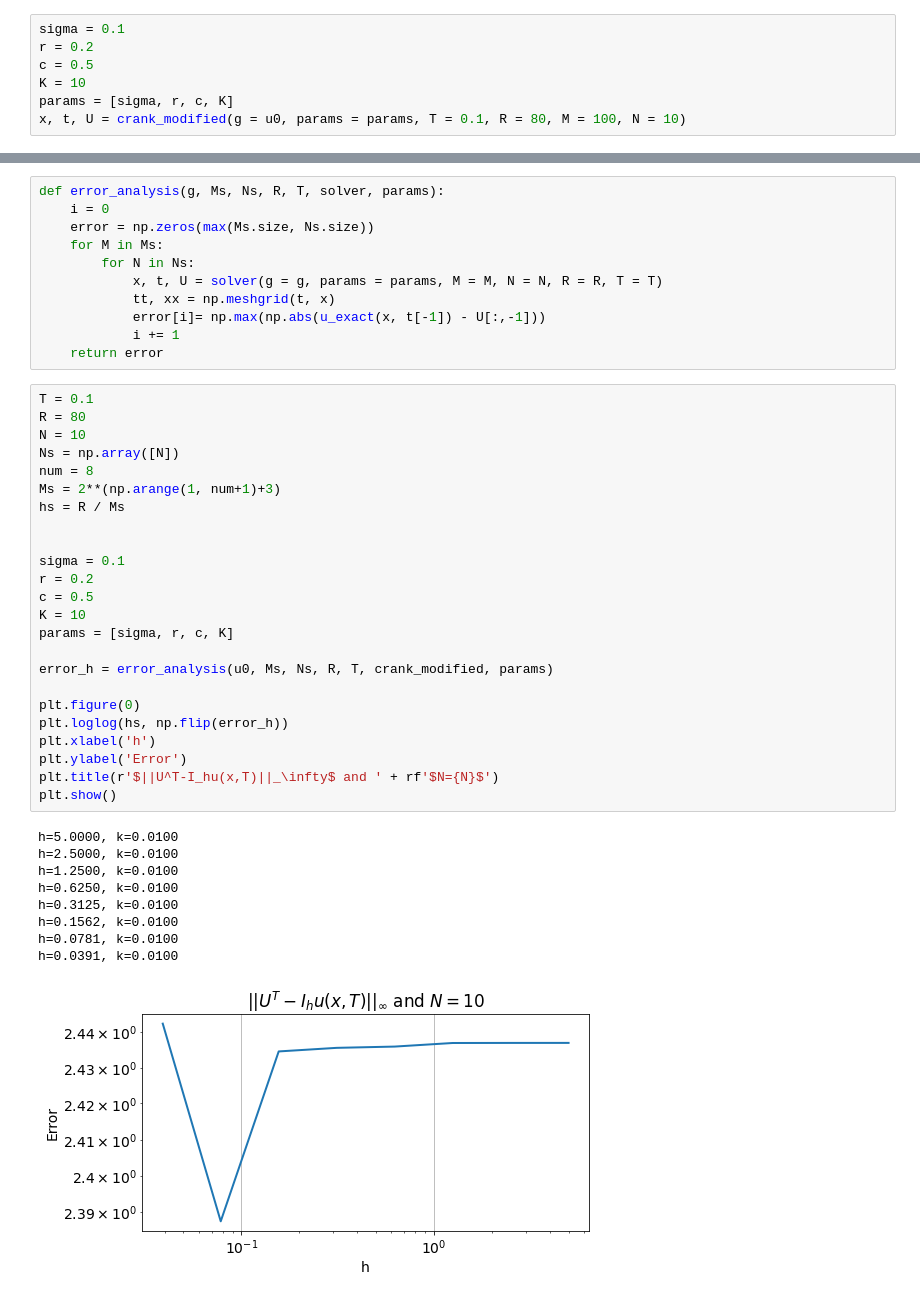
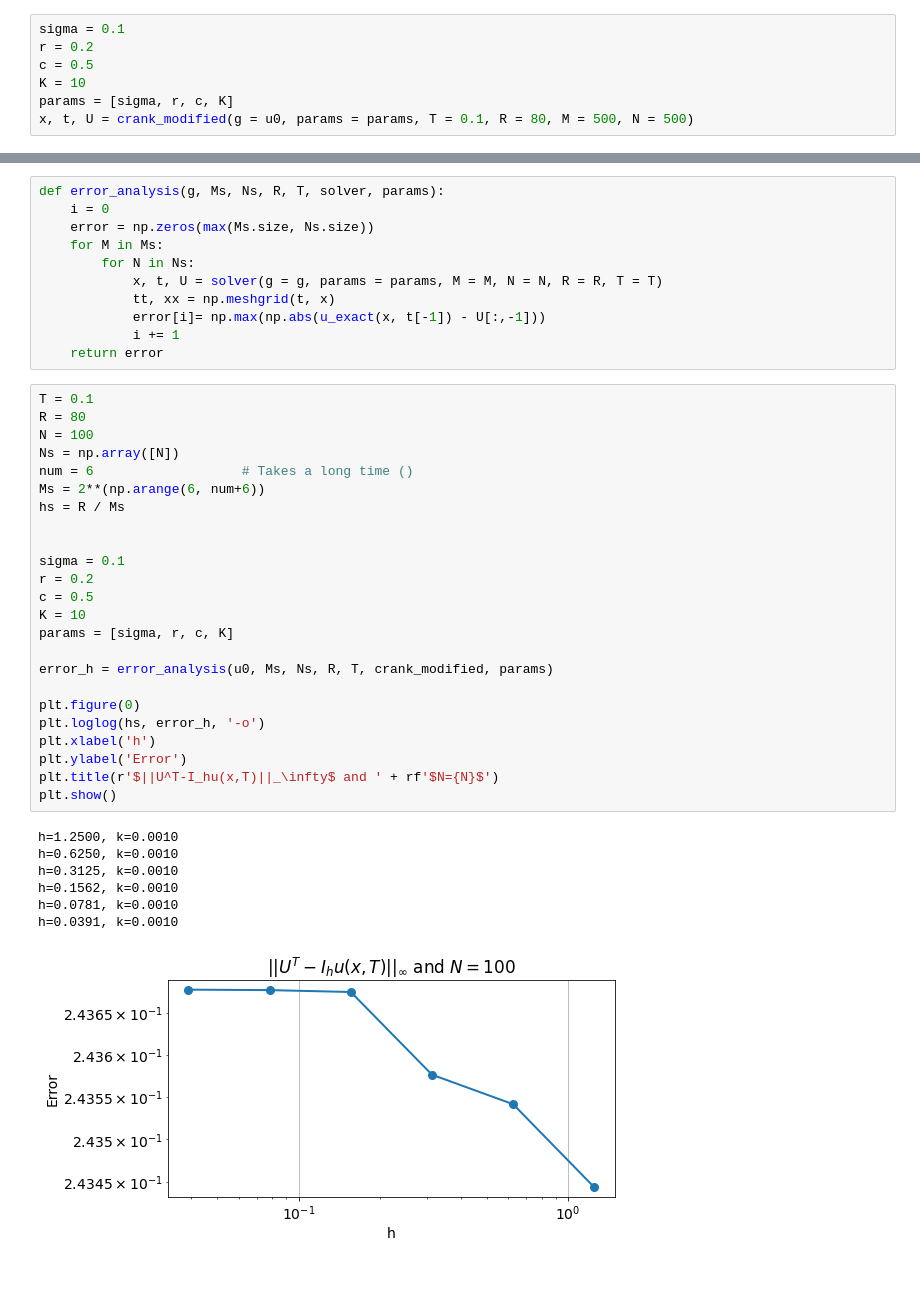
Before and after one commit to aledha/TMA4212-NumDiffDiff, a Jupyter notebook: Exercise 3/Ex 3.ipynb, the cells around one changed output, grey strips where cells are left out. Drawn from its saved outputs; the diff is of its cells as text.

```diff
--- a/Exercise 3/Ex 3.ipynb
+++ b/Exercise 3/Ex 3.ipynb
@@ -246,5 +246,5 @@ r = 0.2
 c = 0.5
 K = 10
 params = [sigma, r, c, K]
-x, t, U = crank_modified(g = u0, params = params, T = 0.1, R = 80, M = 100, N = 10)
+x, t, U = crank_modified(g = u0, params = params, T = 0.1, R = 80, M = 500, N = 500)
 # %% [output]
@@ -274,34 +274,32 @@ def error_analysis(g, Ms, Ns, R, T, solver, params):
 # %%
 T = 0.1
 R = 80
-N = 10
+N = 100
 Ns = np.array([N])
-num = 8
-Ms = 2**(np.arange(1, num+1)+3)
+num = 6                   # Takes a long time ()
+Ms = 2**(np.arange(6, num+6))
 hs = R / Ms
 
 
 sigma = 0.1
 r = 0.2
 c = 0.5
 K = 10
 params = [sigma, r, c, K]
 
 error_h = error_analysis(u0, Ms, Ns, R, T, crank_modified, params)
 
 plt.figure(0)
-plt.loglog(hs, np.flip(error_h))
+plt.loglog(hs, error_h, '-o')
 plt.xlabel('h')
 plt.ylabel('Error')
 plt.title(r'$||U^T-I_hu(x,T)||_\infty$ and ' + rf'$N={N}$')
 plt.show()
 # %% [output]
-h=5.0000, k=0.0100
-h=2.5000, k=0.0100
-h=1.2500, k=0.0100
-h=0.6250, k=0.0100
-h=0.3125, k=0.0100
-h=0.1562, k=0.0100
-h=0.0781, k=0.0100
-h=0.0391, k=0.0100
+h=1.2500, k=0.0010
+h=0.6250, k=0.0010
+h=0.3125, k=0.0010
+h=0.1562, k=0.0010
+h=0.0781, k=0.0010
+h=0.0391, k=0.0010
-[figure, old version]
+[figure, new version]
```
Also changed, not shown: parts of 5 cells of this notebook.
